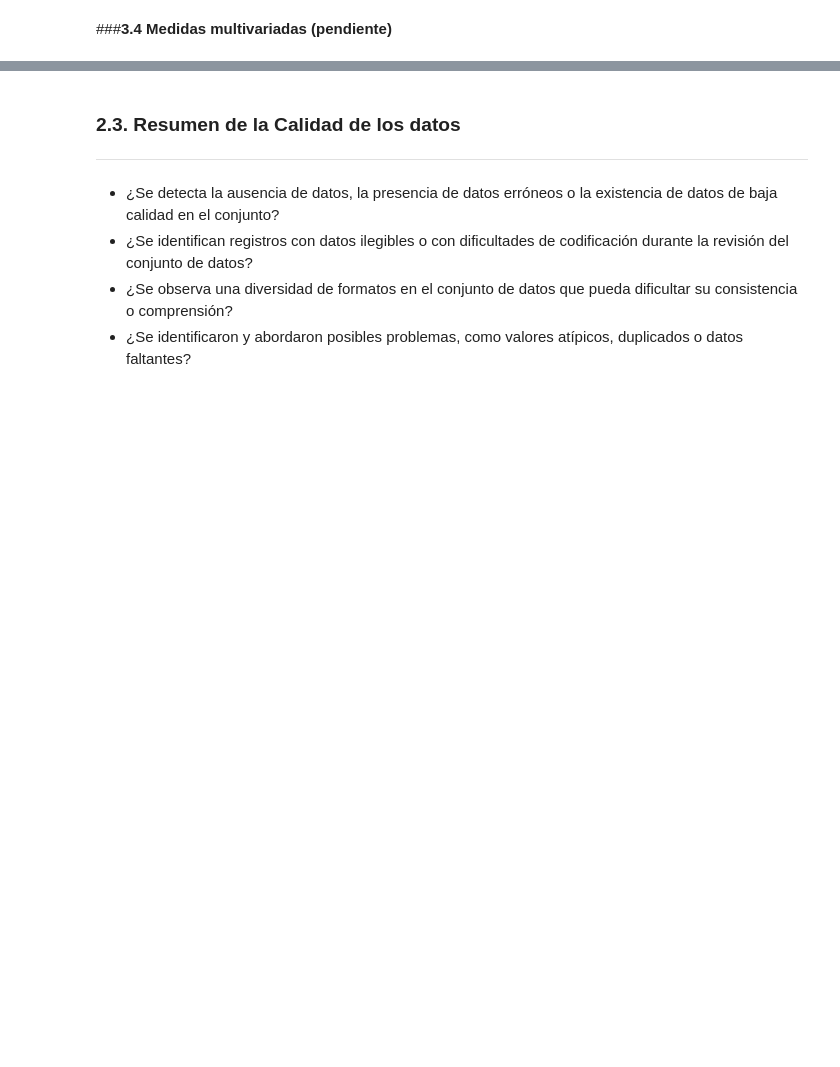
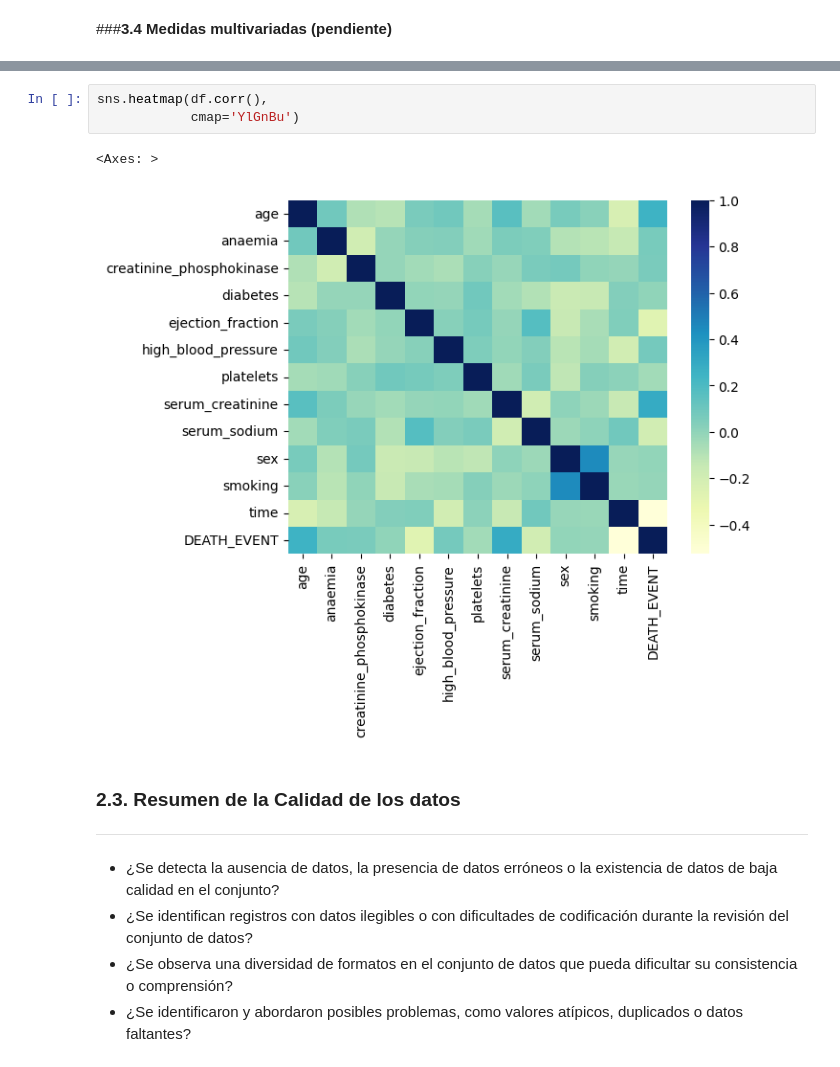
Before and after one commit to Robert-Gomez-AI/HeartFailure, a Jupyter notebook: Fase_2_Entendimiento_de_los_datos.ipynb, the cells around one changed output, grey strips where cells are left out. Saved outputs shown, nothing was run; the diff lists cells and outputs as text; blank space fills up the shorter version.

```diff
--- a/Fase_2_Entendimiento_de_los_datos.ipynb
+++ b/Fase_2_Entendimiento_de_los_datos.ipynb
@@ -340,6 +340,12 @@ df[variables_cuantitativas].cov()
 | serum_creatinine | 1.958845 | -1.647038e+01 | -0.138379 | -4.168399e+03 | 1.070211 | -0.863173 | -11.988935 |
 | serum_sodium | -2.412544 | 2.549564e+02 | 9.185787 | 2.681044e+04 | -0.863173 | 19.469956 | 30.014152 |
 | time | -206.861351 | -7.038036e+02 | 38.330464 | 7.981107e+04 | -11.988935 | 30.014152 | 6023.965276 |
+# %%
+sns.heatmap(df.corr(),
+            cmap='YlGnBu')
+# %% [output]
+<Axes: >
+[figure, added]
 # %% [markdown]
 ### **2.3. Resumen de la Calidad de los datos**
 ---
```
